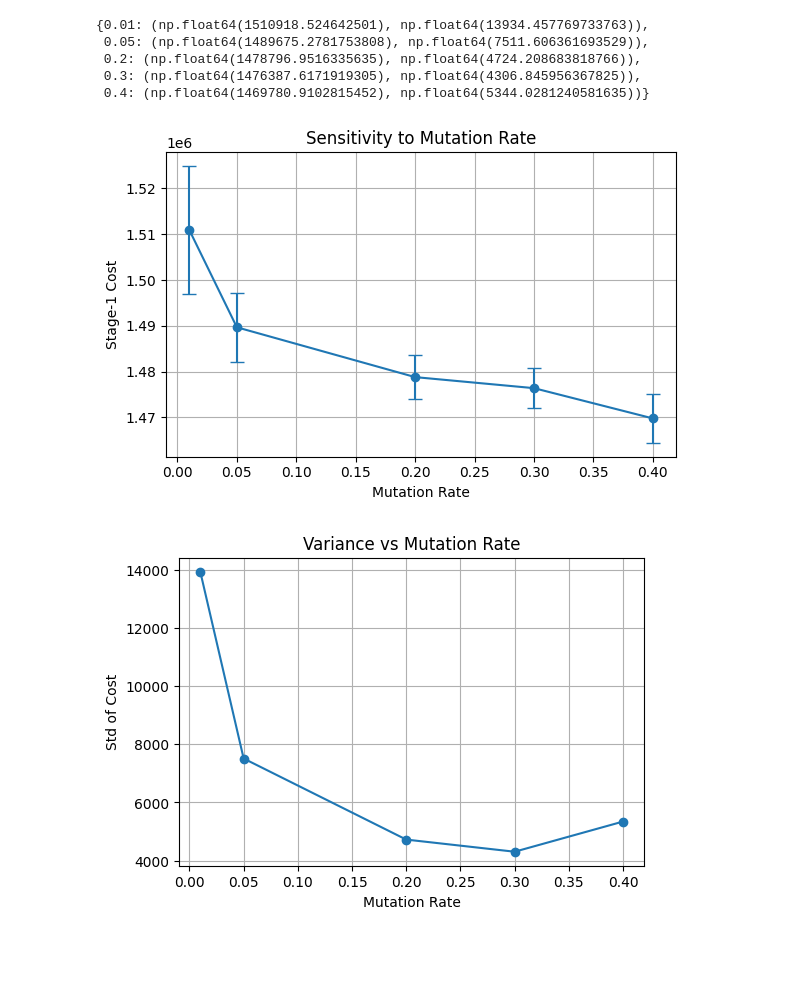
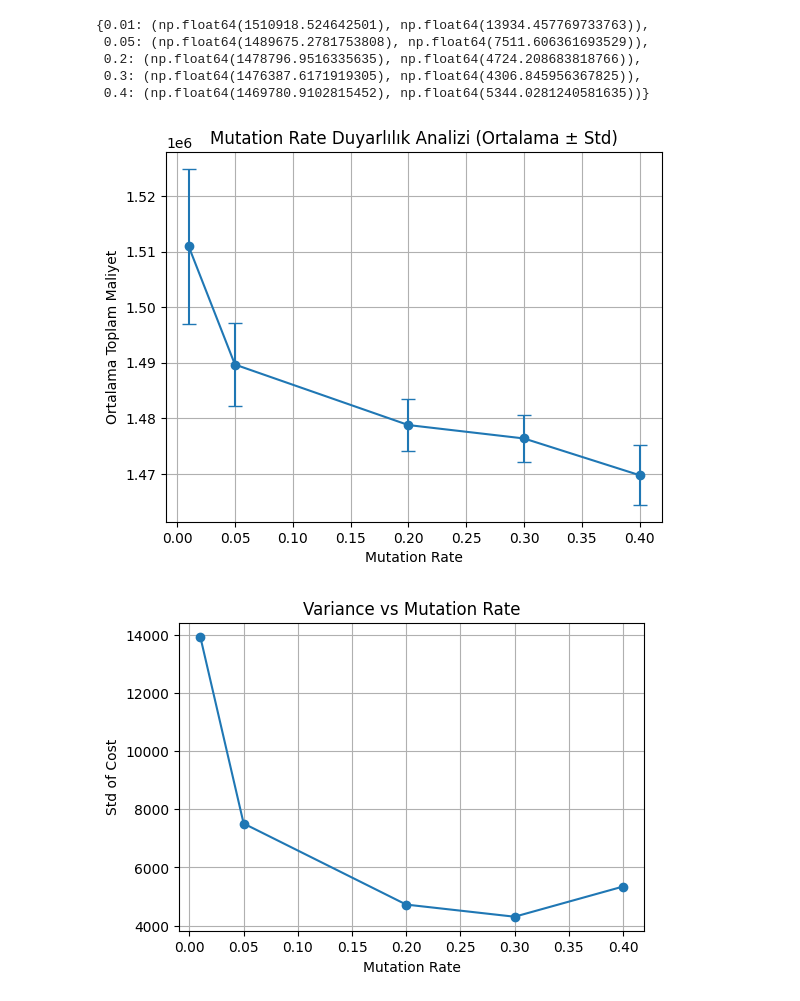
Before and after one commit to bzydnli/Data_Analysis_and_ML_Projects, a Jupyter notebook: Route-Aware_Slotting_Optimization/route-aware-slotting-optimization-ga (3).ipynb, the cells around one changed output. Drawn from its saved outputs; the diff is of its cells as text; code cells hidden in the pictures; blank space fills up the shorter version.

```diff
--- a/Route-Aware_Slotting_Optimization/route-aware-slotting-optimization-ga (3).ipynb
+++ b/Route-Aware_Slotting_Optimization/route-aware-slotting-optimization-ga (3).ipynb
@@ -494,19 +494,23 @@ mutation_results
  0.4: (np.float64(1469780.9102815452), np.float64(5344.0281240581635))}
 # %%
 rates = list(mutation_results.keys())
-means = [mutation_results[r][0] for r in rates]
-stds  = [mutation_results[r][1] for r in rates]
-
-plt.figure(figsize=(6,4))
-plt.errorbar(rates, means, yerr=stds, fmt='o-', capsize=5)
+mean_costs = [mutation_results[r][0] for r in rates]
+std_costs  = [mutation_results[r][1] for r in rates]
+plt.figure()
+plt.errorbar(
+    rates,
+    mean_costs,
+    yerr=std_costs,
+    marker='o',
+    capsize=5
+)
 plt.xlabel("Mutation Rate")
-plt.ylabel("Stage-1 Cost")
-plt.title("Sensitivity to Mutation Rate")
+plt.ylabel("Ortalama Toplam Maliyet")
+plt.title("Mutation Rate Duyarlılık Analizi (Ortalama ± Std)")
 plt.grid(True)
-plt.tight_layout()
 plt.show()
 # %% [output]
-[figure, old version]
+[figure, new version]
 # %%
 plt.figure(figsize=(6,4))
 plt.plot(rates, stds, marker='o')
```
